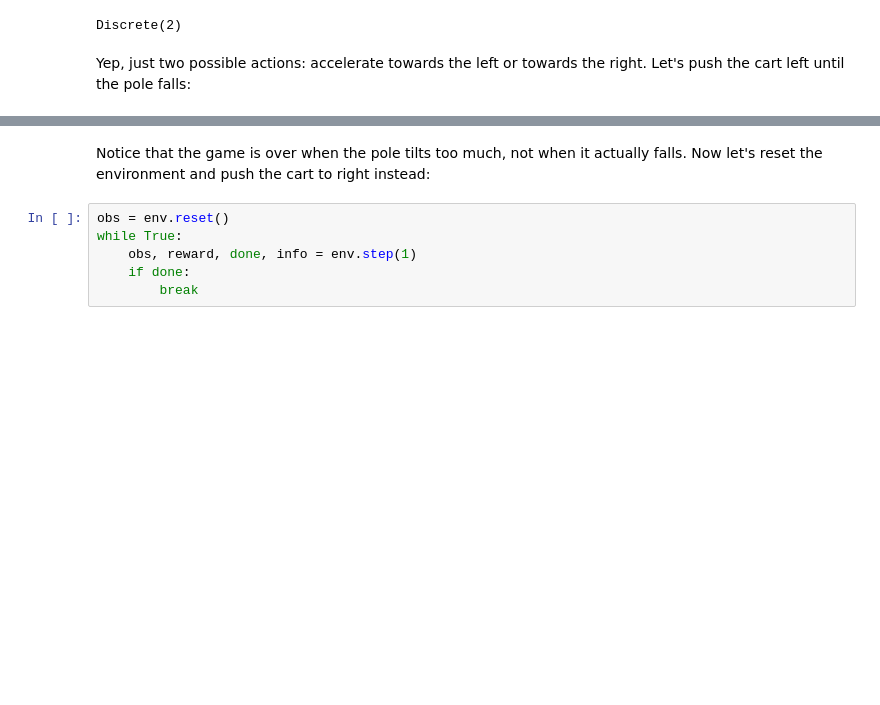
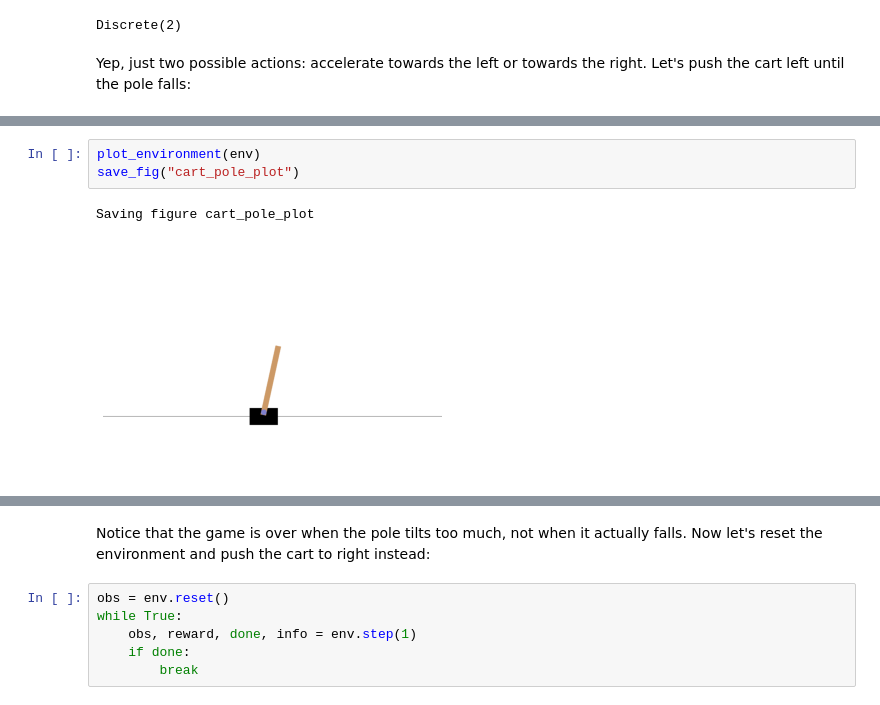
Before and after one commit to ageron/handson-ml, a Jupyter notebook: 16_reinforcement_learning.ipynb, the cells around one changed output, grey strips where cells are left out. Drawn from its saved outputs; the diff is of its cells as text; blank space fills up the shorter version.

```diff
--- a/16_reinforcement_learning.ipynb
+++ b/16_reinforcement_learning.ipynb
@@ -307,3 +281,9 @@ Saving figure cart_pole_plot
+# %%
+plot_environment(env)
+save_fig("cart_pole_plot")
+# %% [output]
+Saving figure cart_pole_plot
+[figure, added]
 # %%
 img.shape
 # %% [output]
```
Also changed, not shown: parts of 48 cells of this notebook.
